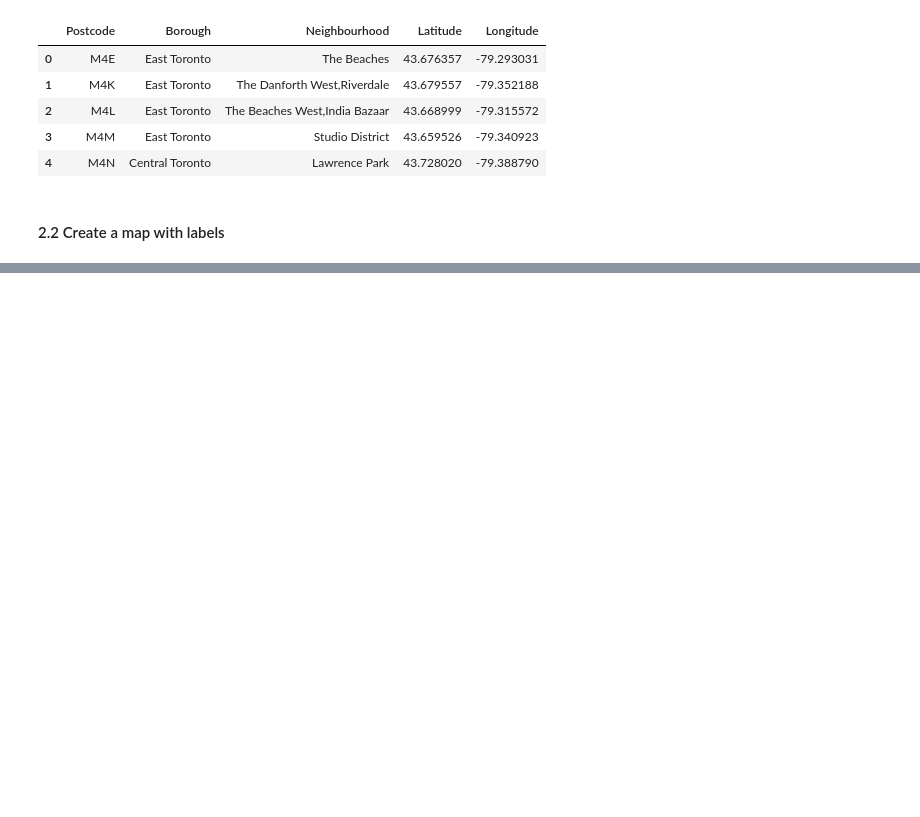
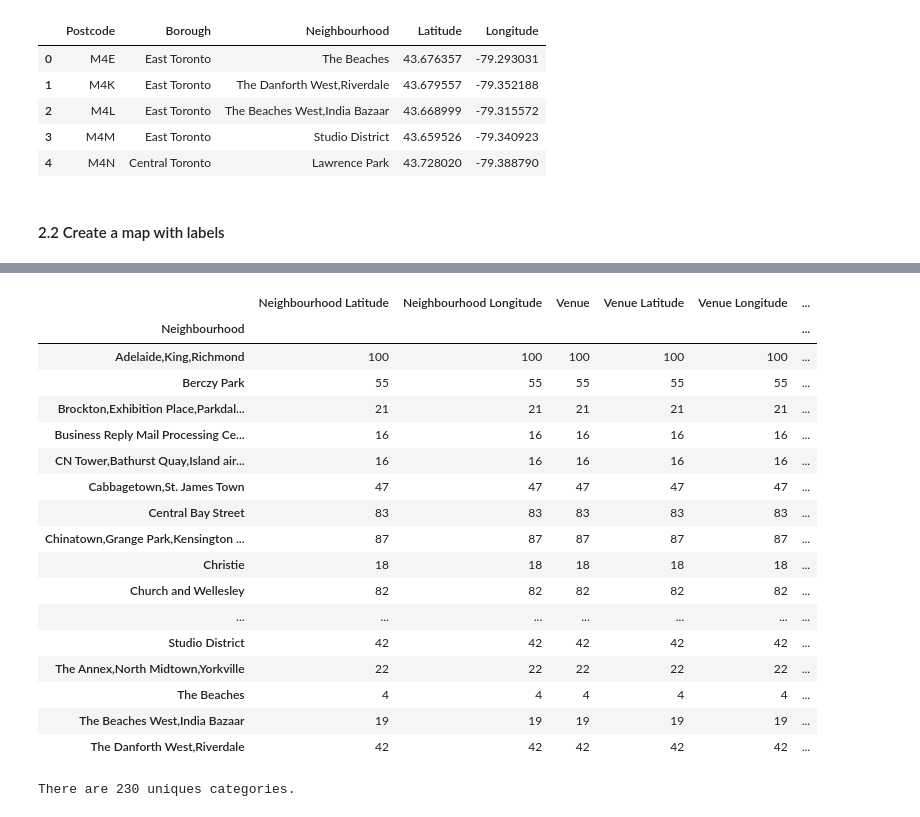
Before and after one commit to azulgris/coursera_capstone, a Jupyter notebook: 1.3 Map .ipynb, the cells around one changed output, grey strips where cells are left out. Saved outputs shown, nothing was run; the diff lists cells and outputs as text; code cells hidden in the pictures; blank space fills up the shorter version.

```diff
--- a/1.3 Map .ipynb
+++ b/1.3 Map .ipynb
@@ -68,0 +122,11 @@ map_toronto
+# %%
+def get_category_type(row):
+    try:
+        categories_list = row['categories']
+    except:
+        categories_list = row['venue.categories']
+
+    if len(categories_list) == 0:
+        return None
+    else:
+        return categories_list[0]['name']
@@ -68,0 +236,25 @@ map_toronto
+# %%
+toronto_venues.groupby('Neighbourhood').count()
+# %% [output]
+|  | Neighbourhood Latitude | Neighbourhood Longitude | Venue | Venue Latitude | Venue Longitude | ... |
+| Neighbourhood |  |  |  |  |  | ... |
+| Adelaide,King,Richmond | 100 | 100 | 100 | 100 | 100 | ... |
+| Berczy Park | 55 | 55 | 55 | 55 | 55 | ... |
+| Brockton,Exhibition Place,Parkdal... | 21 | 21 | 21 | 21 | 21 | ... |
+| Business Reply Mail Processing Ce... | 16 | 16 | 16 | 16 | 16 | ... |
+| CN Tower,Bathurst Quay,Island air... | 16 | 16 | 16 | 16 | 16 | ... |
+| Cabbagetown,St. James Town | 47 | 47 | 47 | 47 | 47 | ... |
+| Central Bay Street | 83 | 83 | 83 | 83 | 83 | ... |
+| Chinatown,Grange Park,Kensington ... | 87 | 87 | 87 | 87 | 87 | ... |
+| Christie | 18 | 18 | 18 | 18 | 18 | ... |
+| Church and Wellesley | 82 | 82 | 82 | 82 | 82 | ... |
+| ... | ... | ... | ... | ... | ... | ... |
+| Studio District | 42 | 42 | 42 | 42 | 42 | ... |
+| The Annex,North Midtown,Yorkville | 22 | 22 | 22 | 22 | 22 | ... |
+| The Beaches | 4 | 4 | 4 | 4 | 4 | ... |
+| The Beaches West,India Bazaar | 19 | 19 | 19 | 19 | 19 | ... |
+| The Danforth West,Riverdale | 42 | 42 | 42 | 42 | 42 | ... |
+# %%
+print('There are {} uniques categories.'.format(len(toronto_venues['Venue Category'].unique())))
+# %% [output]
+There are 230 uniques categories.
```
Also changed, not shown: parts of 26 cells of this notebook.
